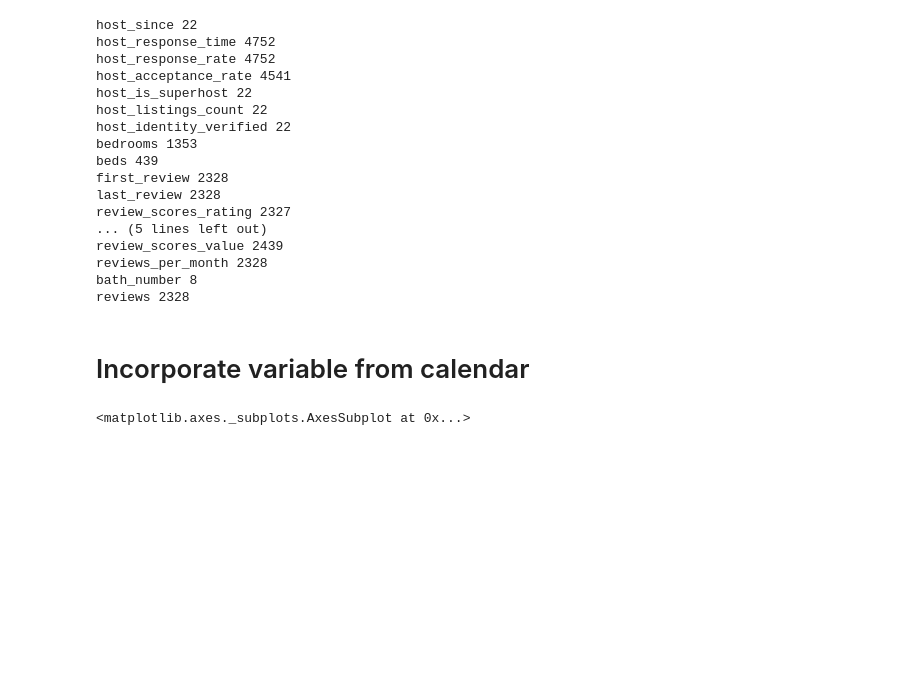
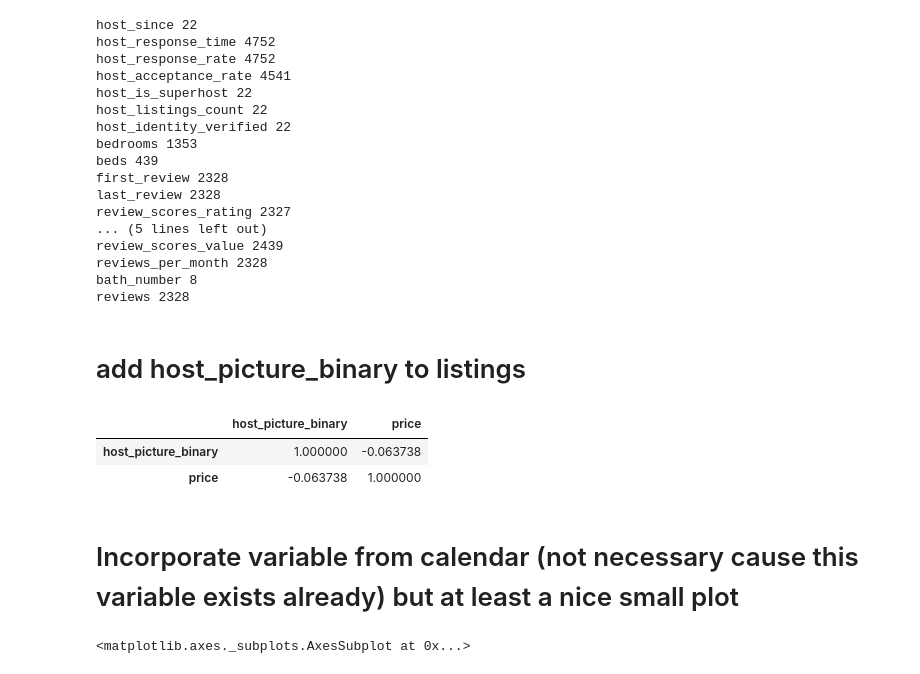
Before and after one commit to dernameistegal/airbnb_price, a Jupyter notebook: data_utils/data_preparation/listings_transformations.ipynb, the cells around one changed output. Saved outputs shown, nothing was run; the diff lists cells and outputs as text; code cells hidden in the pictures; blank space fills up the shorter version.

```diff
--- a/data_utils/data_preparation/listings_transformations.ipynb
+++ b/data_utils/data_preparation/listings_transformations.ipynb
@@ -533,8 +533,29 @@ listings.loc[:, "beds"] = listings.loc[:, "beds"].fillna(1)
 index_not_verified = pd.Index([2808957, 7079941, 8808555, 13880640])
 listings.loc[index_not_verified, "host_identity_verified"] = listings.loc[index_not_verified, "host_identity_verified"].fillna(0)
 listings.loc[:, "host_identity_verified"] = listings.loc[:, "host_identity_verified"].fillna(1)
-# %% [markdown]
-# Incorporate variable from calendar
+# %% [markdown]
+# add host_picture_binary to listings
+# %%
+with open("/content/drive/MyDrive/Colab/airbnb/data/data1/missing_data.json", "r") as f:
+    missing_data = json.load(f)
+
+missing_price_index = (missing_data["price"])
+
+hostpics_binary = pd.read_pickle("/content/drive/MyDrive/Colab/airbnb/data/hostpics/hostpics_binary.pickle")
+hostpics_binary.index = hostpics_binary.index.astype("int")
+hostpics_binary = hostpics_binary.drop(pd.Index(missing_price_index))
+hostpics_binary = hostpics_binary.drop("host_picture", axis=1)
+hostpics_binary
+# %%
+listings = pd.concat([listings, hostpics_binary], axis=1)
+# %%
+listings[["host_picture_binary", "price"]].corr()
+# %% [output]
+|  | host_picture_binary | price |
+| host_picture_binary | 1.000000 | -0.063738 |
+| price | -0.063738 | 1.000000 |
+# %% [markdown]
+# Incorporate variable from calendar (not necessary cause this variable exists already) but at least a nice small plot
 # %%
 path = "/content/drive/MyDrive/Colab/airbnb/data/data1/calendar.csv.gz"
 calendar = pd.read_csv(path)
```
Also changed, not shown: parts of 2 cells of this notebook.
